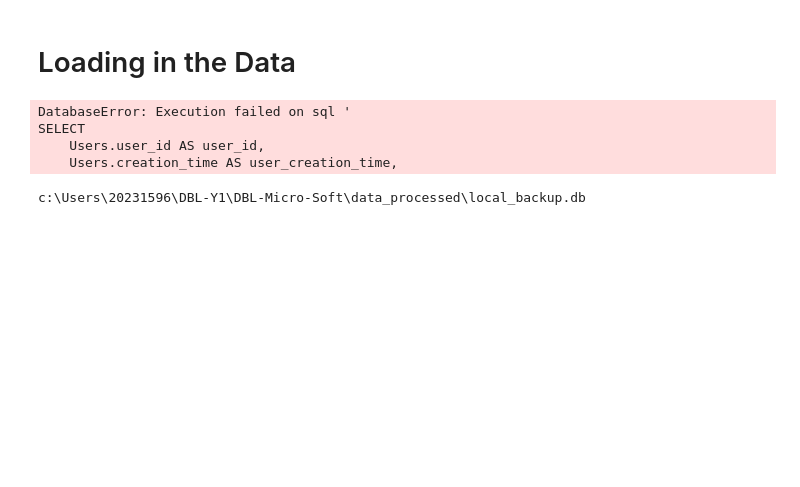
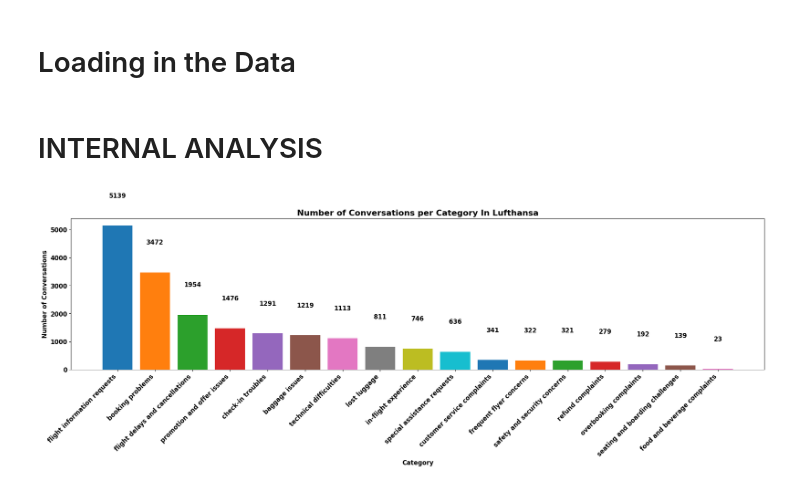
Before and after one commit to skyrimer/DBL-Micro-Soft, a Jupyter notebook: Split 2/EDA/summarisation.ipynb, the cells around one changed output. Saved outputs shown, nothing was run; the diff lists cells and outputs as text; code cells hidden in the pictures; blank space fills up the shorter version.

Commit message:
internal analysis (almost done)! hoorah! yppiee!

```diff
--- a/Split 2/EDA/summarisation.ipynb
+++ b/Split 2/EDA/summarisation.ipynb
@@ -127,14 +127,34 @@ df_reset['airline'] = df_reset['user_id'].map(COMPANY_ID_TO_NAME)
 
 df_categories = get_categories("SELECT * from ConversationsCategory WHERE category IS NOT 'No Category'", path)
 
-# df_reset is the FINAL dataframe with ALL the data
-# df_categories for category EDA
+df_merged = pd.merge(df_reset, df_categories, on='conversation_id')
+df_merged.set_index('conversation_id', inplace=True)
+
+# DF MERGED IS THE FINAL DATAFRAME!!! IT COMBINES DF_CATEGORIES AND DF_RESET!
-# %% [output]
-DatabaseError: Execution failed on sql '
-SELECT
-    Users.user_id AS user_id,
-    Users.creation_time AS user_creation_time,
-# %%
-print(path)
-# %% [output]
-c:\Users\20231596\DBL-Y1\DBL-Micro-Soft\data_processed\local_backup.db
+# %% [markdown]
+# INTERNAL ANALYSIS
+# %%
+# Calculate the category counts
+category_counts = df_merged[df_merged['airline']=='Lufthansa']['category'].value_counts()
+
+# Define a discrete colormap
+colors = list(mcolors.TABLEAU_COLORS.values())
+
+# Plot the bar chart
+plt.figure(figsize=(20, 8))
+bars = plt.bar(category_counts.index, category_counts.values, color=colors[:len(category_counts)])
+
+plt.xlabel('Category', fontsize=12, fontweight='bold')
+plt.ylabel('Number of Conversations', fontsize=12, fontweight='bold')
+plt.title('Number of Conversations per Category In Lufthansa', fontsize=16, fontweight='bold')
+plt.xticks(rotation=45, fontsize=12, fontweight='bold', ha='right')
+plt.yticks(fontsize=12, fontweight='bold')
+
+# Add data labels on top of each bar
+for bar in bars:
+    yval = bar.get_height()
+    plt.text(bar.get_x() + bar.get_width() / 2, yval + 1000, int(yval), ha='center', fontsize=12, fontweight='bold')
+
+plt.tight_layout()  # Adjust layout to prevent clipping of tick-labels
+# %% [output]
+[figure, added]
```
Also changed, not shown: parts of 3 cells of this notebook.
